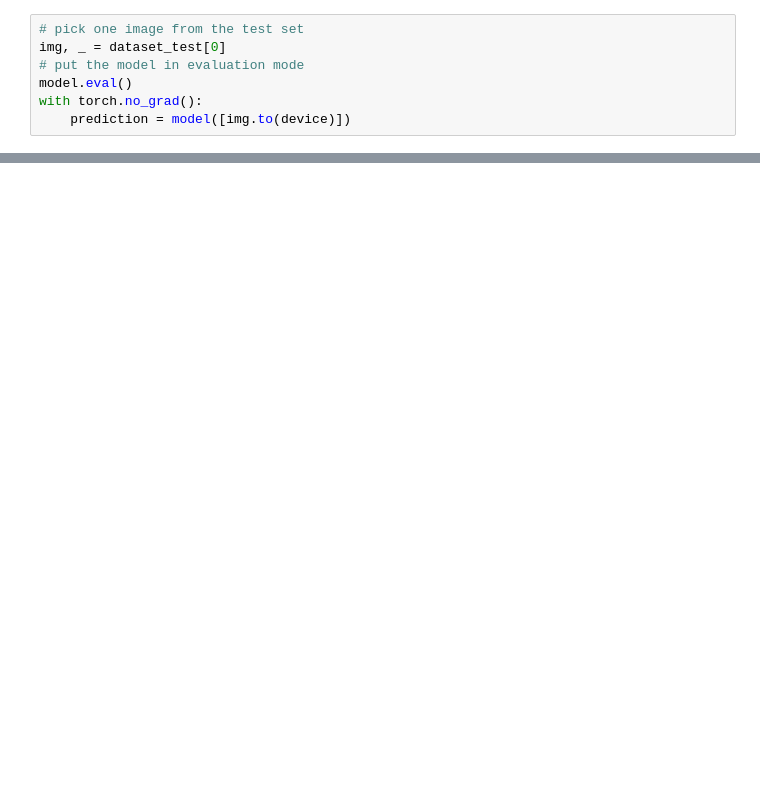
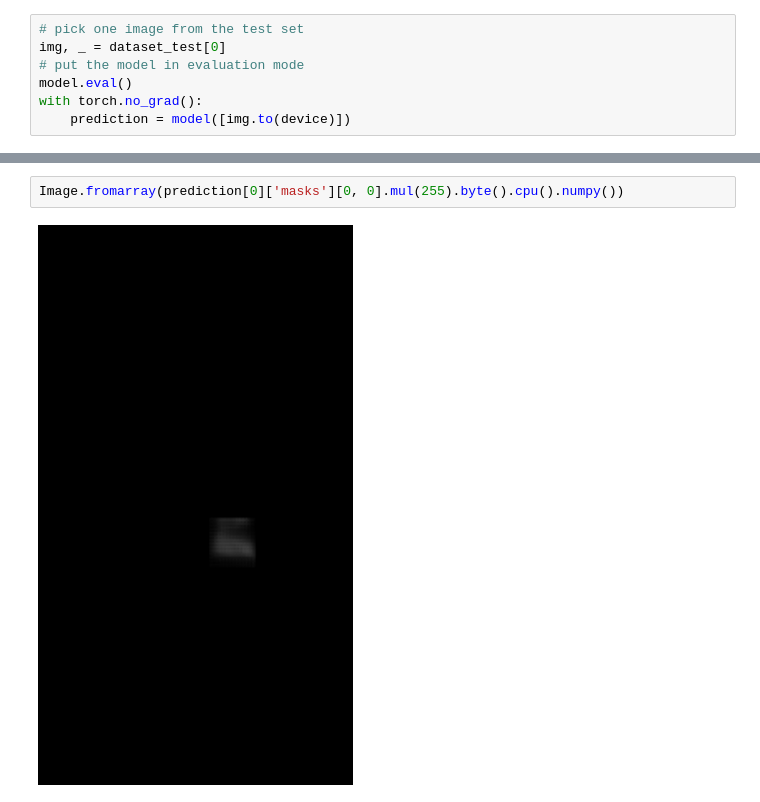
Before and after one commit to ncsu-landscape-dynamics/LAMP_assay_automation, a Jupyter notebook: Working_pytorch_instance_imseg_resized.ipynb, the cells around one changed output, grey strips where cells are left out. Cells and saved outputs as stored; diff of their text form; blank space fills up the shorter version.

```diff
--- a/Working_pytorch_instance_imseg_resized.ipynb
+++ b/Working_pytorch_instance_imseg_resized.ipynb
@@ -272,0 +298,4 @@ with torch.no_grad():
+# %%
+Image.fromarray(prediction[0]['masks'][0, 0].mul(255).byte().cpu().numpy())
+# %% [output]
+[figure, added]
```
Also changed, not shown: parts of 5 cells of this notebook.
